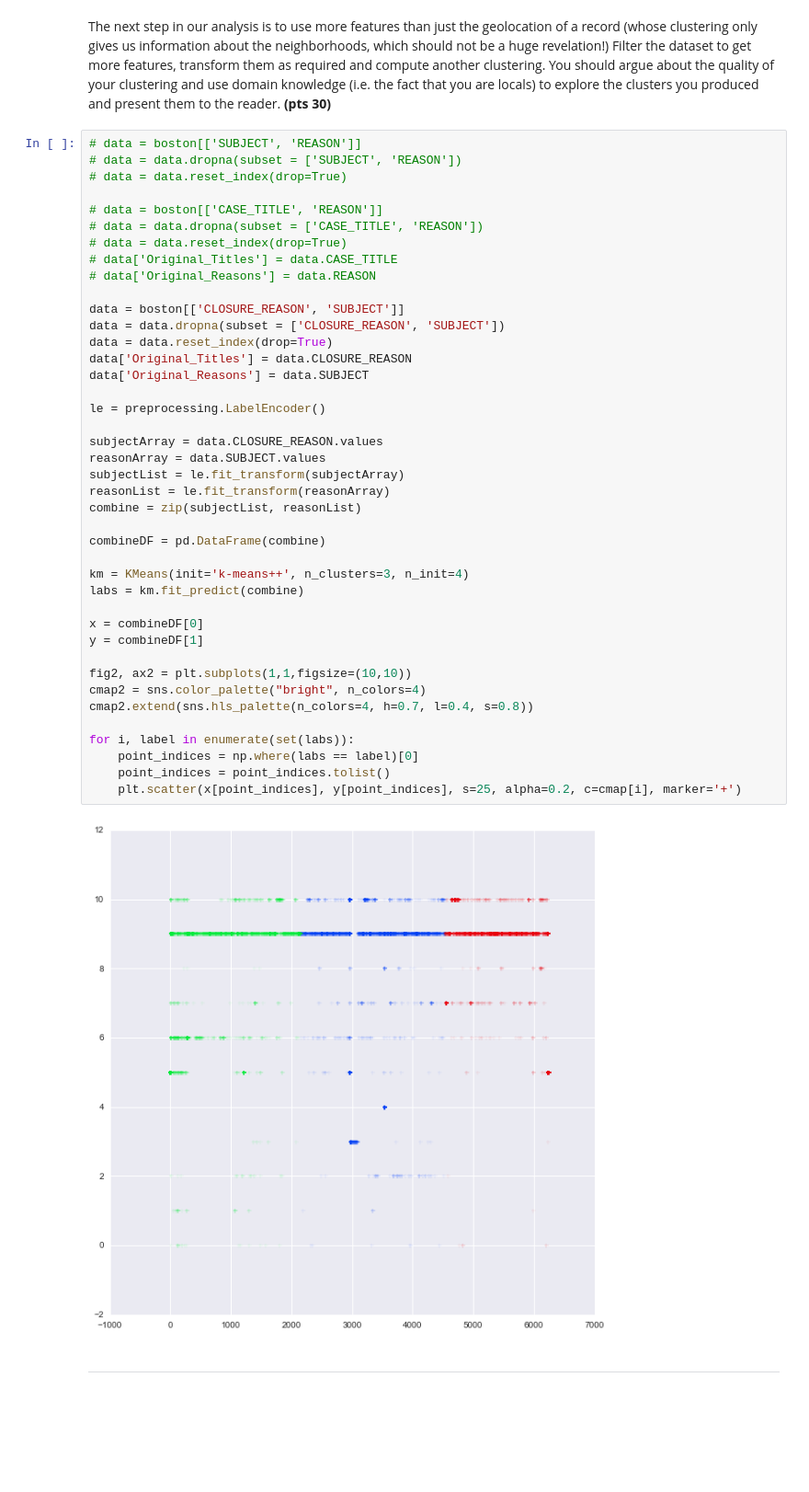
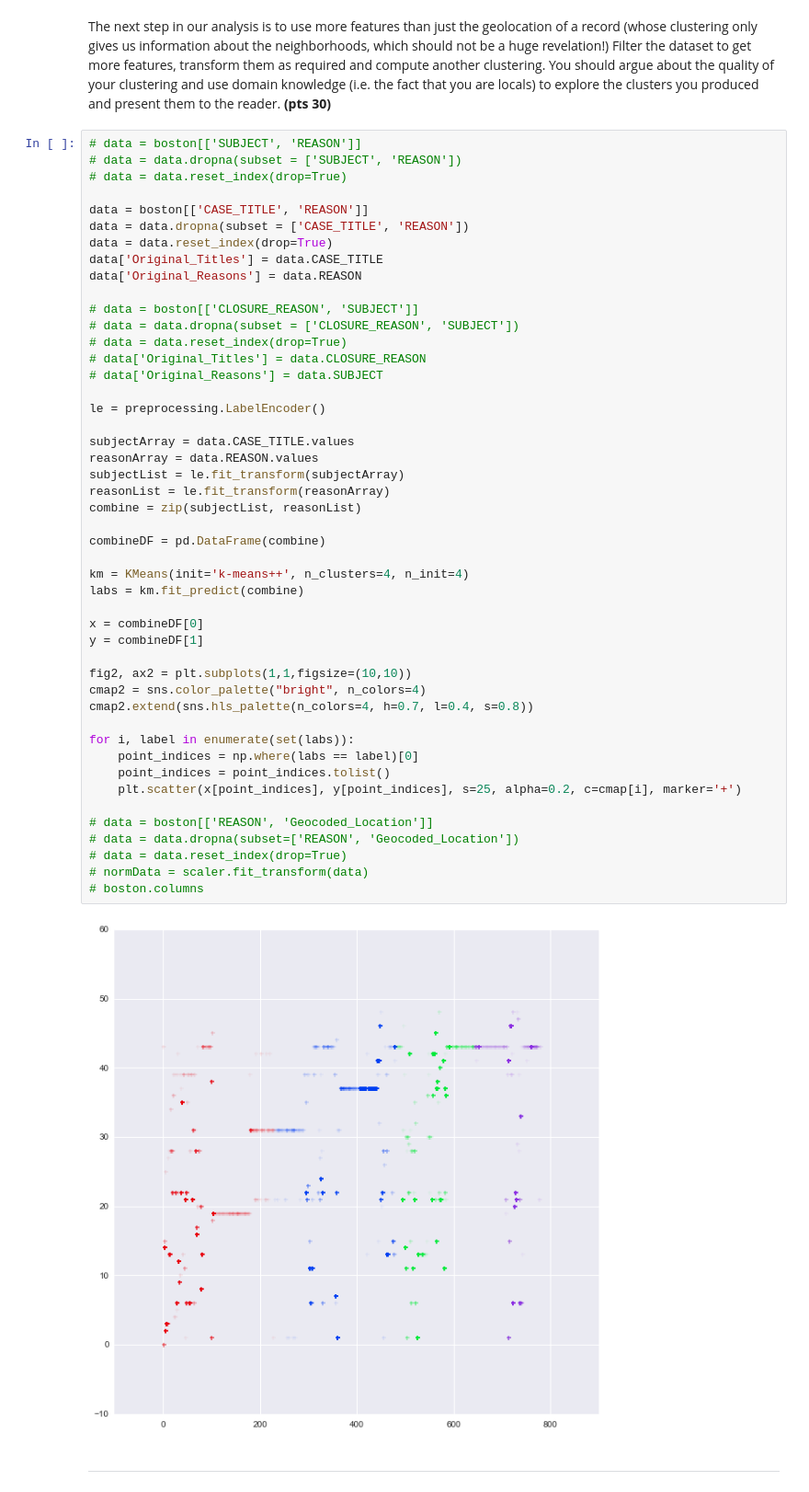
Before and after one commit to ctran25/spring-2015-homeworks, a Jupyter notebook: submissions/Homework-3/3.Clustering.ipynb, the cells around one changed output. Shown at 92% size. Drawn from its saved outputs; the diff is of its cells as text; blank space fills up the shorter version.

```diff
--- a/submissions/Homework-3/3.Clustering.ipynb
+++ b/submissions/Homework-3/3.Clustering.ipynb
@@ -92,46 +92,52 @@ The next step in our analysis is to use more features than just the geolocation
 # %%
 # data = boston[['SUBJECT', 'REASON']]
 # data = data.dropna(subset = ['SUBJECT', 'REASON'])
 # data = data.reset_index(drop=True)
 
-# data = boston[['CASE_TITLE', 'REASON']]
-# data = data.dropna(subset = ['CASE_TITLE', 'REASON'])
+data = boston[['CASE_TITLE', 'REASON']]
+data = data.dropna(subset = ['CASE_TITLE', 'REASON'])
+data = data.reset_index(drop=True)
+data['Original_Titles'] = data.CASE_TITLE
+data['Original_Reasons'] = data.REASON
+
+# data = boston[['CLOSURE_REASON', 'SUBJECT']]
+# data = data.dropna(subset = ['CLOSURE_REASON', 'SUBJECT'])
 # data = data.reset_index(drop=True)
-# data['Original_Titles'] = data.CASE_TITLE
-# data['Original_Reasons'] = data.REASON
-
-data = boston[['CLOSURE_REASON', 'SUBJECT']]
-data = data.dropna(subset = ['CLOSURE_REASON', 'SUBJECT'])
-data = data.reset_index(drop=True)
-data['Original_Titles'] = data.CLOSURE_REASON
-data['Original_Reasons'] = data.SUBJECT
+# data['Original_Titles'] = data.CLOSURE_REASON
+# data['Original_Reasons'] = data.SUBJECT
 
 le = preprocessing.LabelEncoder()
 
-subjectArray = data.CLOSURE_REASON.values
-reasonArray = data.SUBJECT.values
+subjectArray = data.CASE_TITLE.values
+reasonArray = data.REASON.values
 subjectList = le.fit_transform(subjectArray)
 reasonList = le.fit_transform(reasonArray)
 combine = zip(subjectList, reasonList)
 
 combineDF = pd.DataFrame(combine)
 
-km = KMeans(init='k-means++', n_clusters=3, n_init=4)
+km = KMeans(init='k-means++', n_clusters=4, n_init=4)
 labs = km.fit_predict(combine)
 
 x = combineDF[0]
 y = combineDF[1]
 
 fig2, ax2 = plt.subplots(1,1,figsize=(10,10))
 cmap2 = sns.color_palette("bright", n_colors=4)
 cmap2.extend(sns.hls_palette(n_colors=4, h=0.7, l=0.4, s=0.8))
 
 for i, label in enumerate(set(labs)):
     point_indices = np.where(labs == label)[0]
     point_indices = point_indices.tolist()
     plt.scatter(x[point_indices], y[point_indices], s=25, alpha=0.2, c=cmap[i], marker='+')
+
+# data = boston[['REASON', 'Geocoded_Location']]
+# data = data.dropna(subset=['REASON', 'Geocoded_Location'])
+# data = data.reset_index(drop=True)
+# normData = scaler.fit_transform(data)
+# boston.columns
 # %% [output]
-[figure, old version]
+[figure, new version]
 # %% [markdown]
 -----
 # %% [markdown]
```
Also changed, not shown: parts of 3 cells of this notebook.
